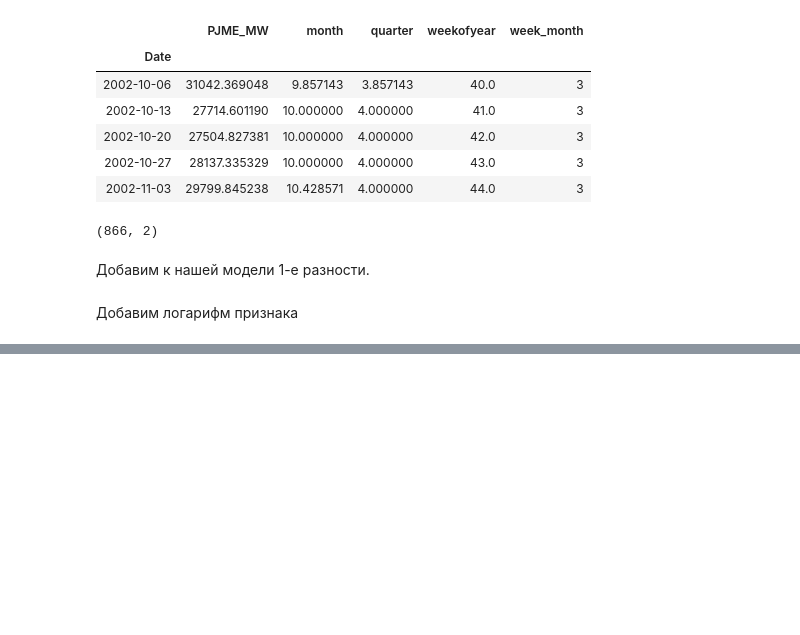
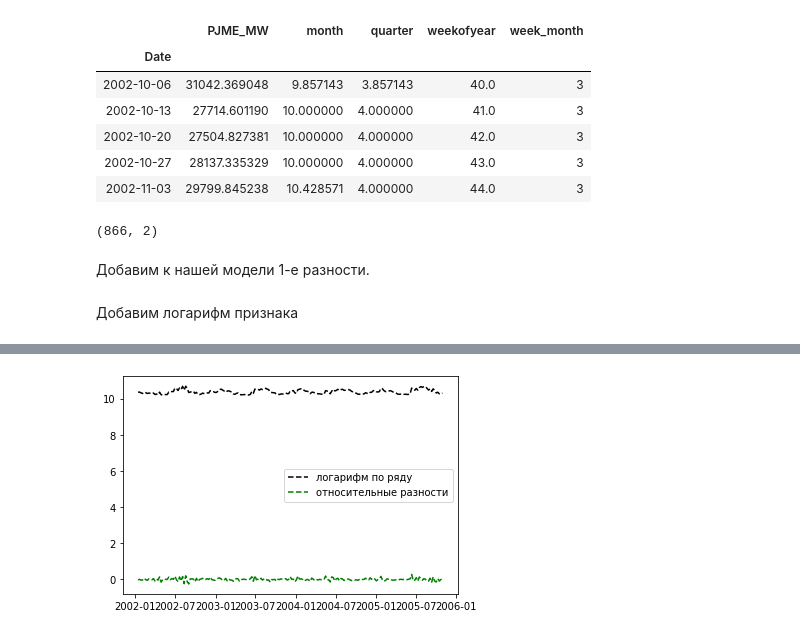
Before and after one commit to lyutov89/ML_in_production, a Jupyter notebook: lesson_4/lesson_4_Time_rows.ipynb, the cells around one changed output, grey strips where cells are left out. Drawn from its saved outputs; the diff is of its cells as text; code cells hidden in the pictures; blank space fills up the shorter version.

```diff
--- a/lesson_4/lesson_4_Time_rows.ipynb
+++ b/lesson_4/lesson_4_Time_rows.ipynb
@@ -157,0 +196,8 @@ data_w['diff1_l'].values[1:] = first_diff_l
+# %%
+plt.plot(data_w.index[1:N1],data_w['diff1_l'][1:N1],'--k',label ='логарифм по ряду')
+
+plt.plot(data_w.index[1:N1],data_w['diff1_d'][1:N1],'--g',label ='относительные разности')
+plt.legend()
+plt.show()
+# %% [output]
+[figure, added]
```
Also changed, not shown: parts of 76 cells of this notebook, 3 other files.
